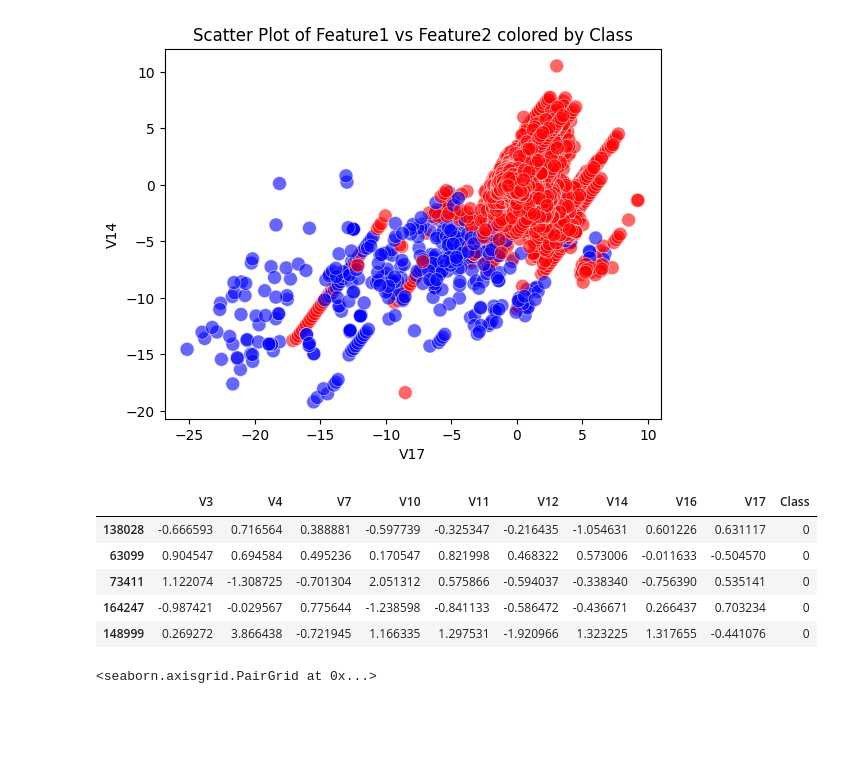
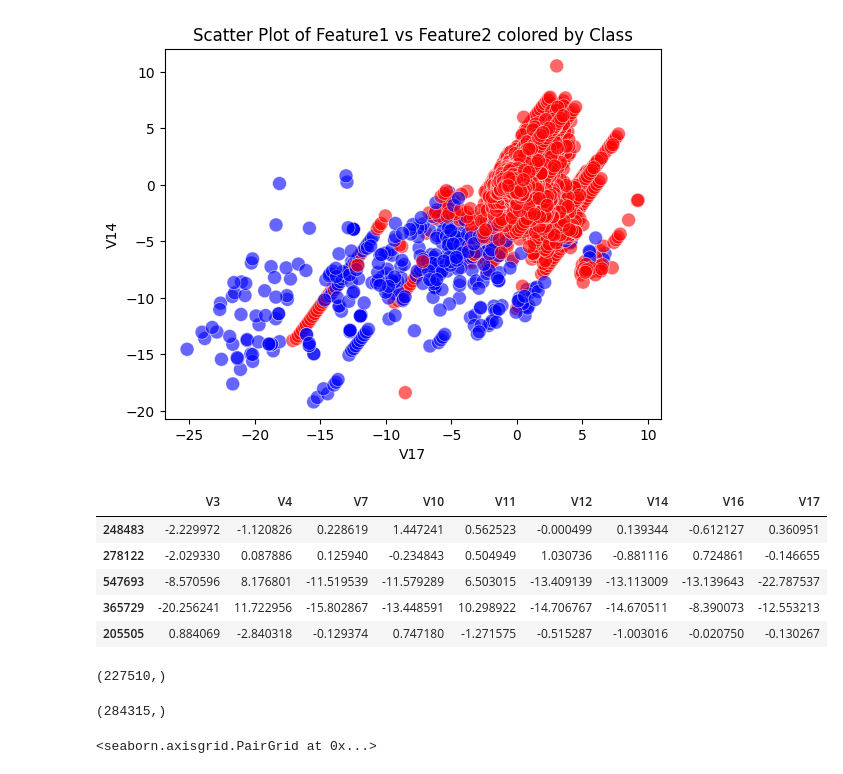
Before and after one commit to karankarann/CreditCard_FraudDetection, a Jupyter notebook: Model.ipynb, the cells around one changed output. Drawn from its saved outputs; the diff is of its cells as text; code cells hidden in the pictures; blank space fills up the shorter version.

```diff
--- a/Model.ipynb
+++ b/Model.ipynb
@@ -63,39 +64,56 @@ plt.show()
 # %%
 y = df.corr()['Class']
 
 df2 = df.copy()
 # Create a copy of the DataFrame df
 df2 = df.copy()
 
 # Iterate through columns and drop those with absolute correlation less than 0.13
 for i in df.columns:
     if abs(y[i]) < 0.13:
         df2.drop(columns=[i], inplace=True)
 
 from imblearn.under_sampling import RandomUnderSampler
 
 # Separate features (X) and target (y)
 X = df2.drop('Class', axis=1)
 y = df2['Class']
 
-# Initialize RandomUnderSampler
-rus = RandomUnderSampler(random_state=42)
+# Assuming X and y are your features and target variables
+X_resampled, y_resampled = SMOTE().fit_resample(X, y)
 
-# Fit and apply the resampler to the data
-X_resampled, y_resampled = rus.fit_resample(X, y)
-
-# Convert the resampled data back to a DataFrame
-downsampled_df = pd.concat([pd.DataFrame(X_resampled, columns=X.columns), pd.DataFrame(y_resampled, columns=['Class'])], axis=1)
+# Split the resampled data into training and testing sets
+X_train_resampled, X_test_resampled, y_train_resampled, y_test_resampled = train_test_split(X_resampled, y_resampled, test_size=0.2)
 
 
-downsampled_df.head()
+X_train_resampled.head()
+
+# # Initialize RandomUnderSampler
+# rus = RandomUnderSampler(random_state=42)
+
+# # Fit and apply the resampler to the data
+# X_resampled, y_resampled = rus.fit_resample(X, y)
+
+# # Convert the resampled data back to a DataFrame
+# downsampled_df = pd.concat([pd.DataFrame(X_resampled, columns=X.columns), pd.DataFrame(y_resampled, columns=['Class'])], axis=1)
+
+
+# downsampled_df.head()
 # %% [output]
-|  | V3 | V4 | V7 | V10 | V11 | V12 | V14 | V16 | V17 | Class |
-| 138028 | -0.666593 | 0.716564 | 0.388881 | -0.597739 | -0.325347 | -0.216435 | -1.054631 | 0.601226 | 0.631117 | 0 |
-| 63099 | 0.904547 | 0.694584 | 0.495236 | 0.170547 | 0.821998 | 0.468322 | 0.573006 | -0.011633 | -0.504570 | 0 |
-| 73411 | 1.122074 | -1.308725 | -0.701304 | 2.051312 | 0.575866 | -0.594037 | -0.338340 | -0.756390 | 0.535141 | 0 |
-| 164247 | -0.987421 | -0.029567 | 0.775644 | -1.238598 | -0.841133 | -0.586472 | -0.436671 | 0.266437 | 0.703234 | 0 |
-| 148999 | 0.269272 | 3.866438 | -0.721945 | 1.166335 | 1.297531 | -1.920966 | 1.323225 | 1.317655 | -0.441076 | 0 |
+|  | V3 | V4 | V7 | V10 | V11 | V12 | V14 | V16 | V17 |
+| 248483 | -2.229972 | -1.120826 | 0.228619 | 1.447241 | 0.562523 | -0.000499 | 0.139344 | -0.612127 | 0.360951 |
+| 278122 | -2.029330 | 0.087886 | 0.125940 | -0.234843 | 0.504949 | 1.030736 | -0.881116 | 0.724861 | -0.146655 |
+| 547693 | -8.570596 | 8.176801 | -11.519539 | -11.579289 | 6.503015 | -13.409139 | -13.113009 | -13.139643 | -22.787537 |
+| 365729 | -20.256241 | 11.722956 | -15.802867 | -13.448591 | 10.298922 | -14.706767 | -14.670511 | -8.390073 | -12.553213 |
+| 205505 | 0.884069 | -2.840318 | -0.129374 | 0.747180 | -1.271575 | -0.515287 | -1.003016 | -0.020750 | -0.130267 |
+# %%
+y_train_resampled[y_train_resampled==1].shape
+# %% [output]
+(227510,)
+# %%
+y_resampled[y_resampled==1].shape
+# %% [output]
+(284315,)
 # %%
 # sns.pairplot(df, hue='Class')
 sns.pairplot(downsampled_df, hue='Class')
```
Also changed, not shown: parts of 1 cell of this notebook.
